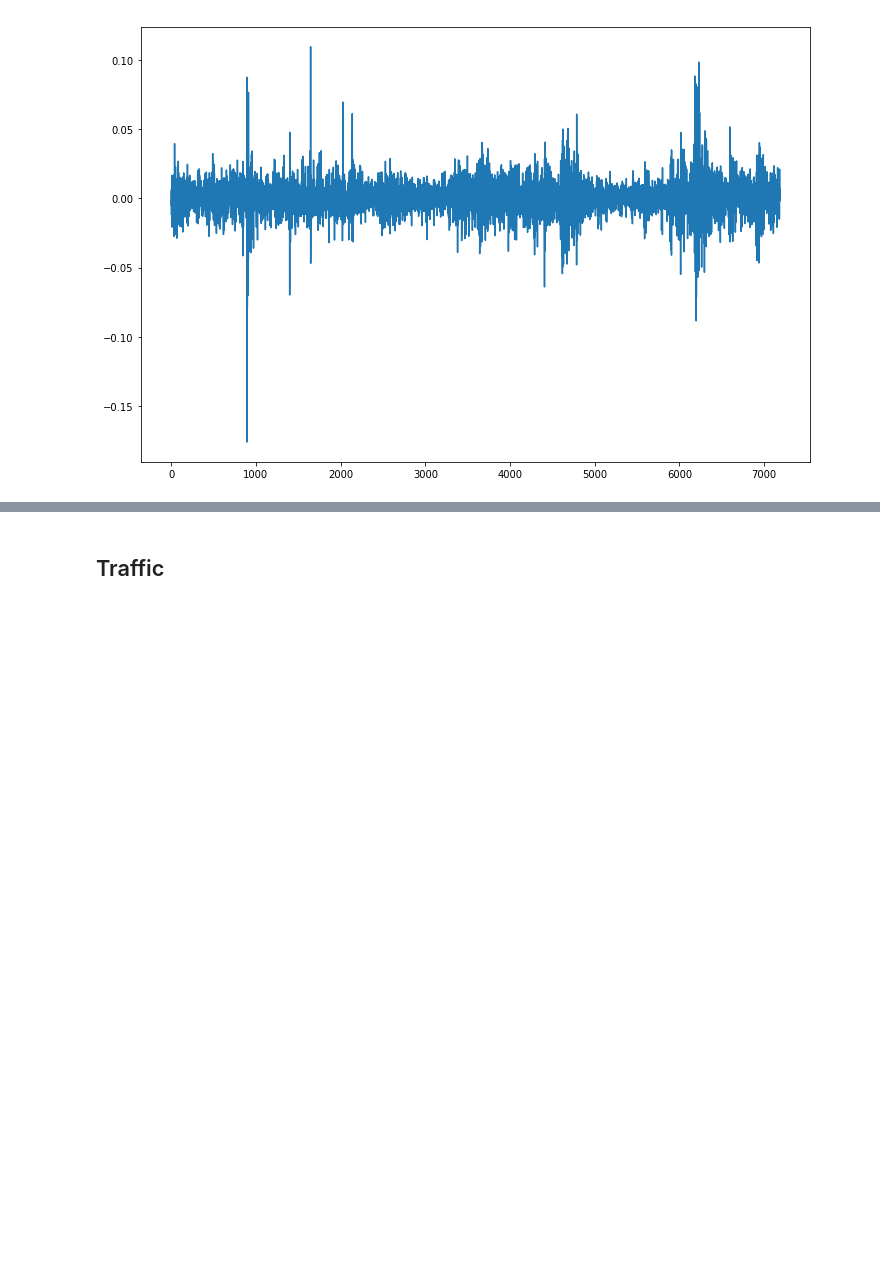
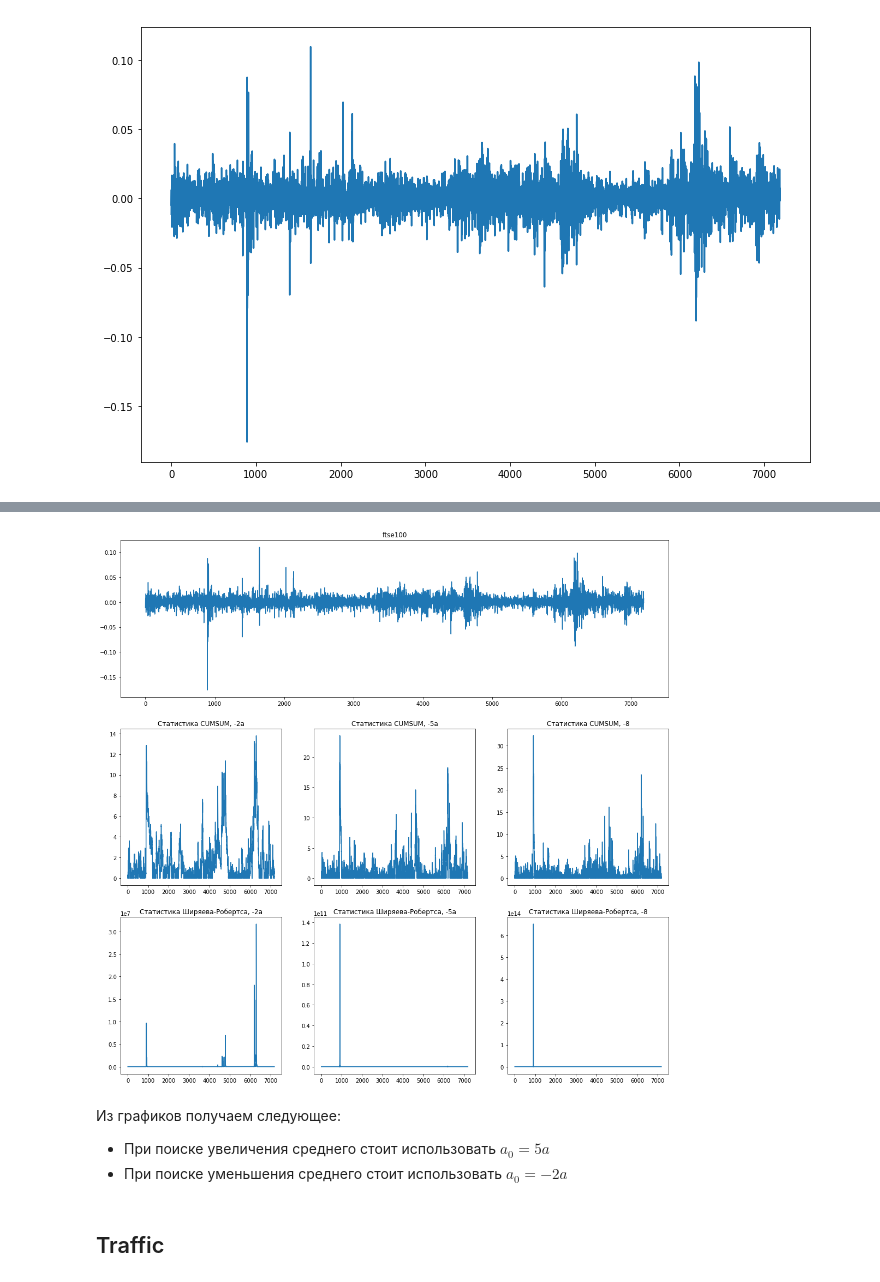
Before and after one commit to svinkapeppa/stochastic, a Jupyter notebook: lab_10/10.23.ipynb, the cells around one changed output, grey strips where cells are left out. Drawn from its saved outputs; the diff is of its cells as text; code cells hidden in the pictures; blank space fills up the shorter version.

```diff
--- a/lab_10/10.23.ipynb
+++ b/lab_10/10.23.ipynb
@@ -27,3 +113,44 @@ plt.show()
+# %%
+plt.figure(figsize=(18,18))
+
+gs = gridspec.GridSpec(3, 3)
+
+ax0 = plt.subplot(gs[0, :])
+ax1 = plt.subplot(gs[1, 0])
+ax2 = plt.subplot(gs[1, 1])
+ax3 = plt.subplot(gs[1, 2])
+ax4 = plt.subplot(gs[2, 0])
+ax5 = plt.subplot(gs[2, 1])
+ax6 = plt.subplot(gs[2, 2])
+
+ax0.plot(data.ftse100.tolist())
+ax0.set_title('ftse100')
+
+ax1.plot(cumsum(data.ftse100.tolist(), a, -2*a, sigma))
+ax1.set_title('Статистика CUMSUM, -2a')
+
+ax2.plot(cumsum(data.ftse100.tolist(), a, -5*a, sigma))
+ax2.set_title('Статистика CUMSUM, -5a')
+
+ax3.plot(cumsum(data.ftse100.tolist(), a, -8*a, sigma))
+ax3.set_title('Статистика CUMSUM, -8')
+
+ax4.plot(shr(data.ftse100.tolist(), a, -2*a, sigma))
+ax4.set_title('Статистика Ширяева-Робертса, -2a')
+
+ax5.plot(shr(data.ftse100.tolist(), a, -5*a, sigma))
+ax5.set_title('Статистика Ширяева-Робертса, -5a')
+
+ax6.plot(shr(data.ftse100.tolist(), a, -8*a, sigma))
+ax6.set_title('Статистика Ширяева-Робертса, -8')
+
+plt.show()
+# %% [output]
+[figure, added]
+# %% [markdown]
+Из графиков получаем следующее:
+* При поиске увеличения среднего стоит использовать $a_{0} = 5a$
+* При поиске уменьшения среднего стоит использовать $a_{0} = -2a$
 # %% [markdown]
 ## Traffic
 # %%
```
Also changed, not shown: parts of 11 cells of this notebook.
